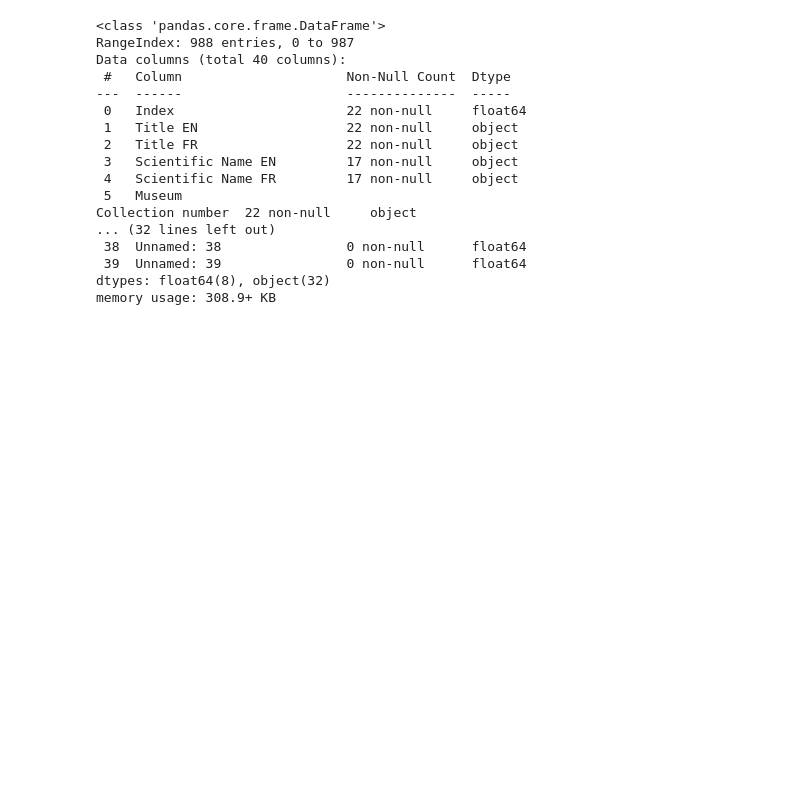
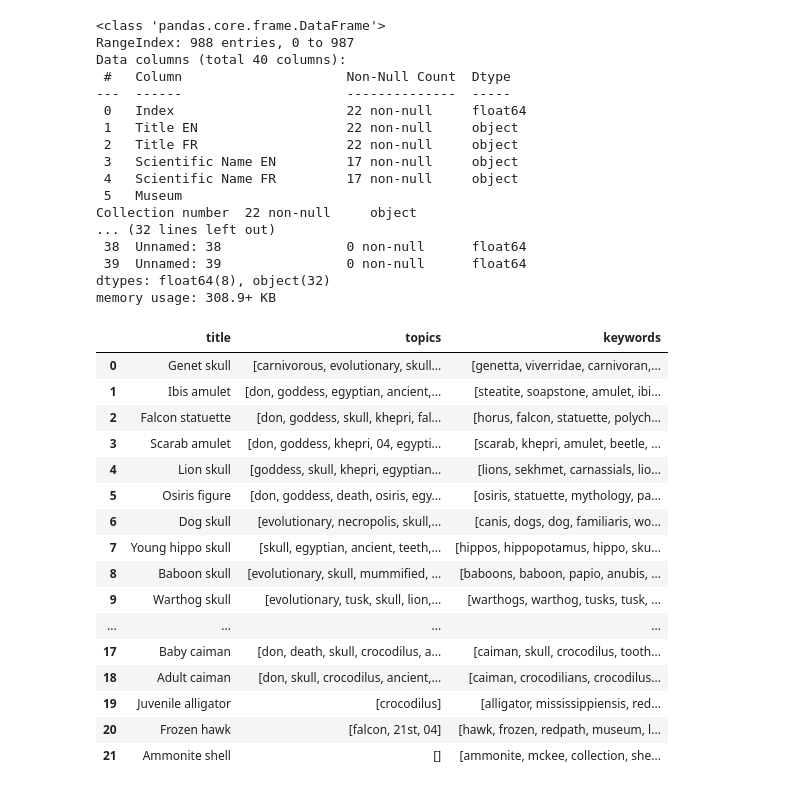
Before and after one commit to gpdantedaniel/lucido-retrieval-agent-backend, a Jupyter notebook: notebooks/exploration/vrmuseum_data.ipynb, the cells around one changed output. Saved outputs shown, nothing was run; the diff lists cells and outputs as text; code cells hidden in the pictures; blank space fills up the shorter version.

```diff
--- a/notebooks/exploration/vrmuseum_data.ipynb
+++ b/notebooks/exploration/vrmuseum_data.ipynb
@@ -186,3 +217,30 @@ Collection number  22 non-null     object
  39  Unnamed: 39                0 non-null      float64
 dtypes: float64(8), object(32)
 memory usage: 308.9+ KB
+# %%
+import pandas as pd
+import ast
+
+graph_df = pd.read_csv('../../data/processed/vrmuseum_graph.csv')
+graph_df['topics'] = graph_df['topics'].apply(lambda v: ast.literal_eval(v))
+graph_df['keywords'] = graph_df['keywords'].apply(lambda v: ast.literal_eval(v))
+# %%
+graph_df
+# %% [output]
+|  | title | topics | keywords |
+| 0 | Genet skull | [carnivorous, evolutionary, skull... | [genetta, viverridae, carnivoran,... |
+| 1 | Ibis amulet | [don, goddess, egyptian, ancient,... | [steatite, soapstone, amulet, ibi... |
+| 2 | Falcon statuette | [don, goddess, skull, khepri, fal... | [horus, falcon, statuette, polych... |
+| 3 | Scarab amulet | [don, goddess, khepri, 04, egypti... | [scarab, khepri, amulet, beetle, ... |
+| 4 | Lion skull | [goddess, skull, khepri, egyptian... | [lions, sekhmet, carnassials, lio... |
+| 5 | Osiris figure | [don, goddess, death, osiris, egy... | [osiris, statuette, mythology, pa... |
+| 6 | Dog skull | [evolutionary, necropolis, skull,... | [canis, dogs, dog, familiaris, wo... |
+| 7 | Young hippo skull | [skull, egyptian, ancient, teeth,... | [hippos, hippopotamus, hippo, sku... |
+| 8 | Baboon skull | [evolutionary, skull, mummified, ... | [baboons, baboon, papio, anubis, ... |
+| 9 | Warthog skull | [evolutionary, tusk, skull, lion,... | [warthogs, warthog, tusks, tusk, ... |
+| ... | ... | ... | ... |
+| 17 | Baby caiman | [don, death, skull, crocodilus, a... | [caiman, skull, crocodilus, tooth... |
+| 18 | Adult caiman | [don, skull, crocodilus, ancient,... | [caiman, crocodilians, crocodilus... |
+| 19 | Juvenile alligator | [crocodilus] | [alligator, mississippiensis, red... |
+| 20 | Frozen hawk | [falcon, 21st, 04] | [hawk, frozen, redpath, museum, l... |
+| 21 | Ammonite shell | [] | [ammonite, mckee, collection, she... |
```
Also changed, not shown: parts of 11 cells of this notebook, 6 other files.
